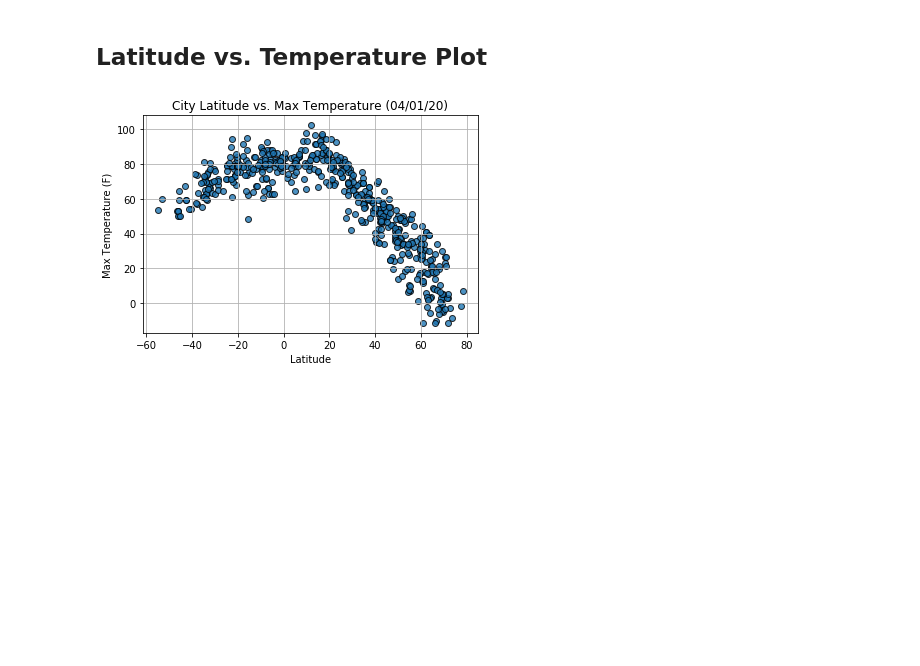
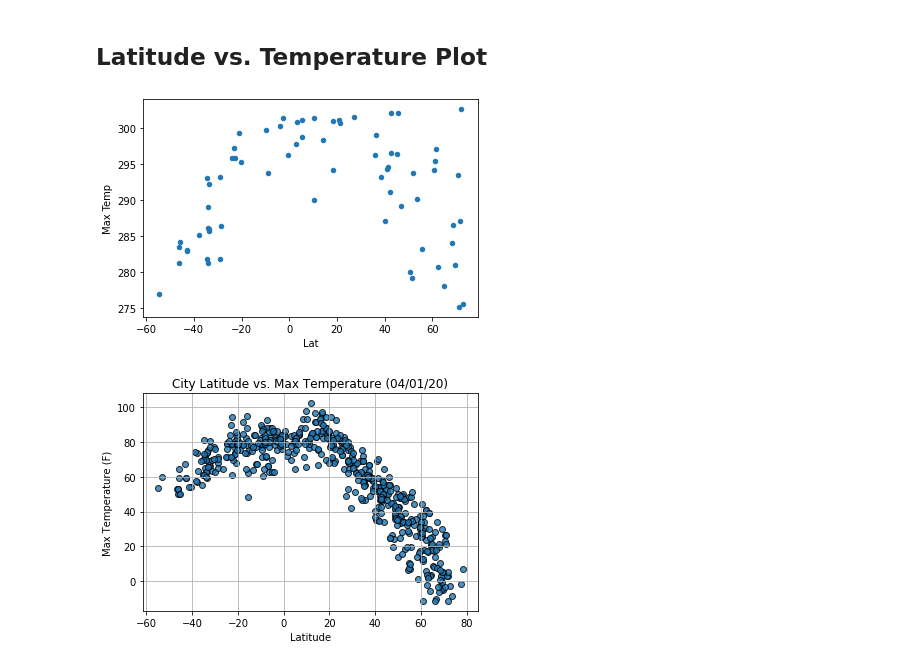
Before and after one commit to cjdance/python-api-challenge, a Jupyter notebook: WeatherPy/WeatherPy-Test.ipynb, the cells around one changed output. Drawn from its saved outputs; the diff is of its cells as text; code cells hidden in the pictures; blank space fills up the shorter version.

```diff
--- a/WeatherPy/WeatherPy-Test.ipynb
+++ b/WeatherPy/WeatherPy-Test.ipynb
@@ -229,6 +215,10 @@ Int64Index([], dtype='int64')
 * Save the plotted figures as .pngs.
 # %% [markdown]
 ## Latitude vs. Temperature Plot
+# %%
+lat_plot = clean_city_data.plot(kind = 'scatter', x = 'Lat', y = 'Max Temp')
+# %% [output]
+[figure, added]
 # %%
 # %% [output]
 [figure]
```
Also changed, not shown: parts of 12 cells of this notebook.
